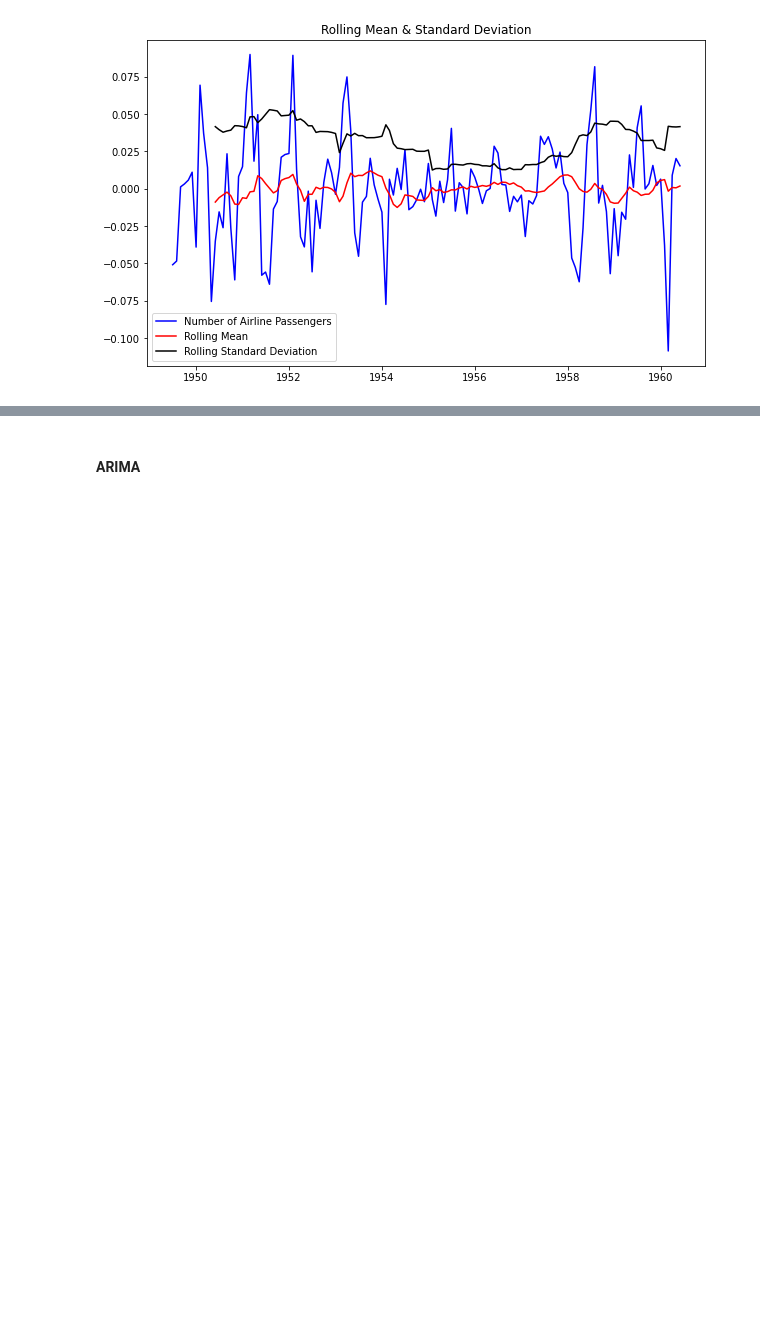
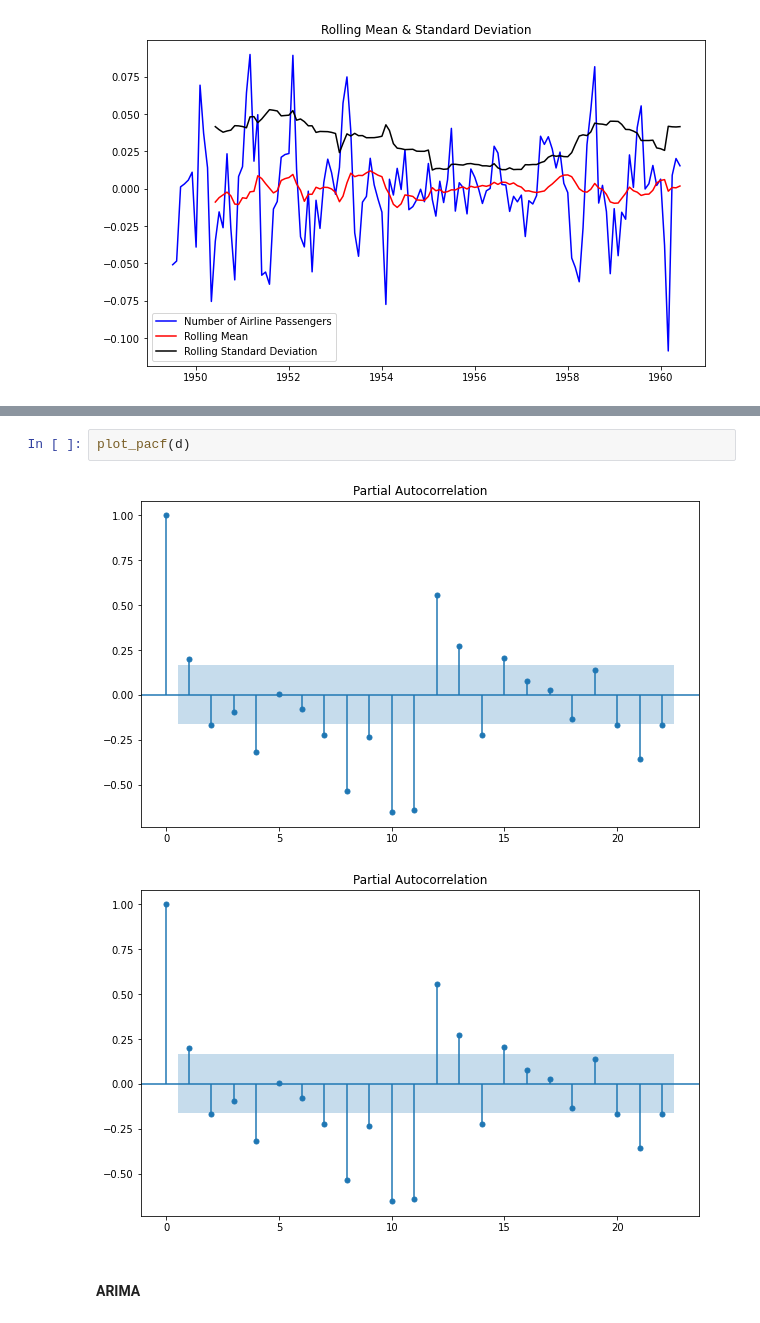
Before and after one commit to dray89/AirlinePassengers, a Jupyter notebook: AirlinePassengers.ipynb, the cells around one changed output, grey strips where cells are left out. Cells and saved outputs as stored; diff of their text form; blank space fills up the shorter version.

```diff
--- a/AirlinePassengers.ipynb
+++ b/AirlinePassengers.ipynb
@@ -391,3 +399,8 @@ plot_acf(indexedDataset_logScale)
+# %%
+plot_pacf(d)
+# %% [output]
+[figure, added]
+[figure, added]
 # %% [markdown]
 #### ARIMA
 # %%
```
Also changed, not shown: parts of 3 cells of this notebook.
